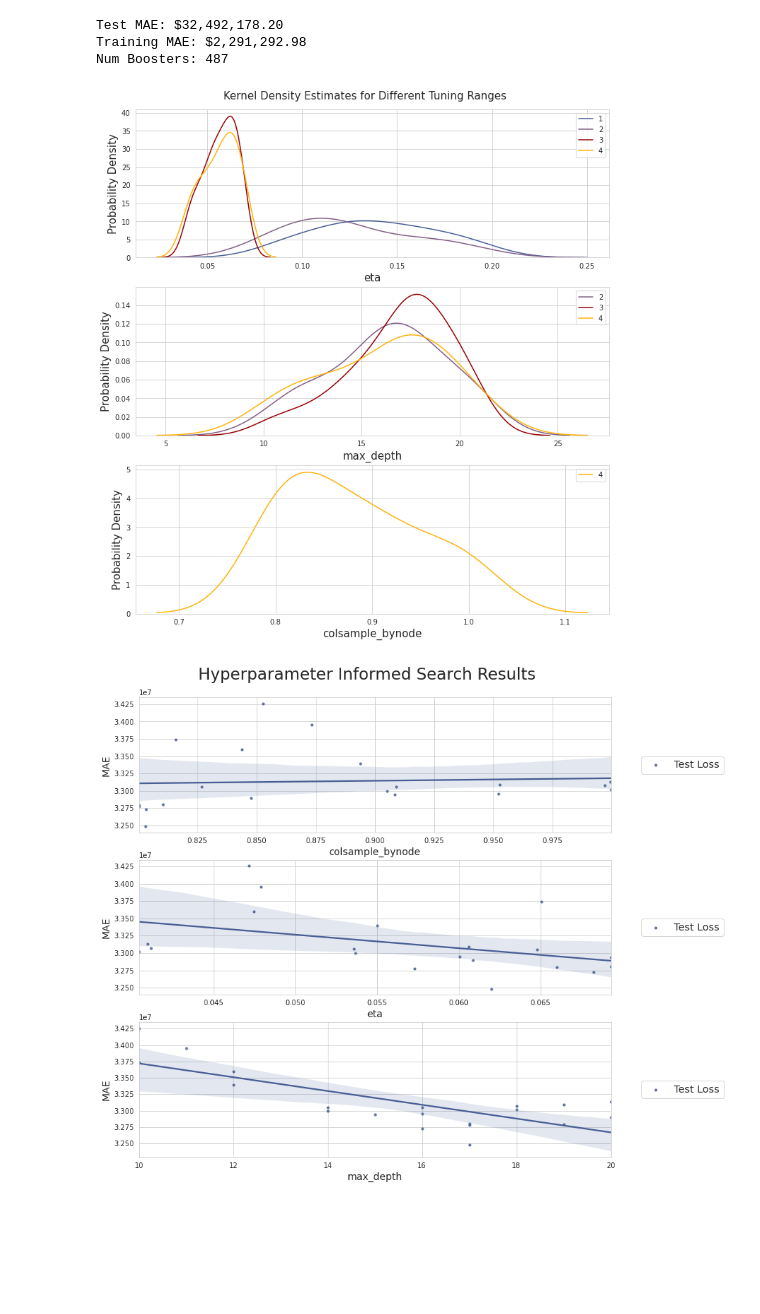
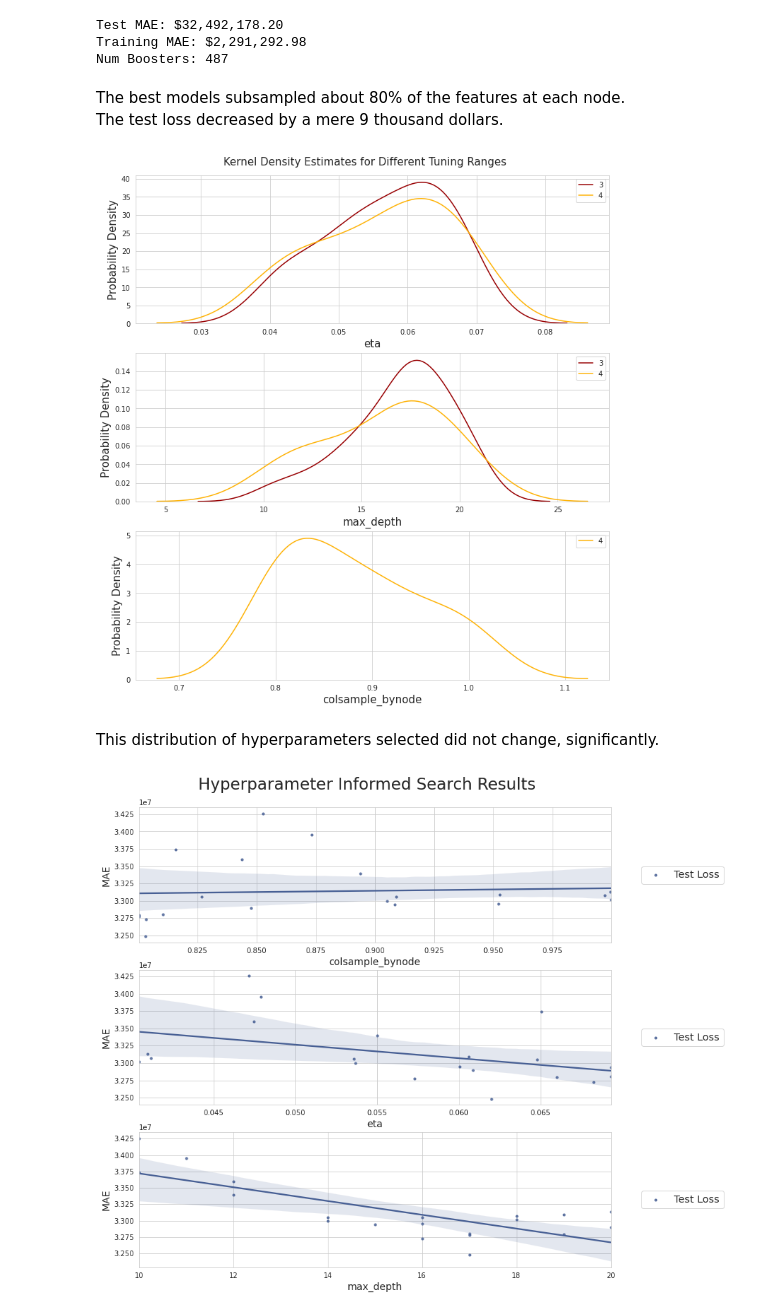
Before and after one commit to christianspybrook/movie_actor_tree_ensembles, a Jupyter notebook: xgboost/capstone2_xgb_regressor_optimized_target.ipynb, the cells around one changed output. Saved outputs shown, nothing was run; the diff lists cells and outputs as text; code cells hidden in the pictures; blank space fills up the shorter version.

```diff
--- a/xgboost/capstone2_xgb_regressor_optimized_target.ipynb
+++ b/xgboost/capstone2_xgb_regressor_optimized_target.ipynb
@@ -895,0 +938,9 @@ Early stopping will be called if the loss function has not improved over a full
+# %%
+# create parameter search grid
+param_grid = {
+    'early_stopping_limit': [500],
+    'max_boost_round': [int(x) for x in np.linspace(100, 500, num=5)]
+}
+# show values
+for param, param_lst in param_grid.items():
+    print(param, param_lst)
@@ -895,0 +985,9 @@ Early stopping will be called if the loss function has not improved over a full
+# %%
+# create parameter search grid
+param_grid = {
+    'early_stopping_limit': [int(x) for x in np.linspace(80, 150, num=8)],
+    'max_boost_round': [500]
+}
+# show values
+for param, param_lst in param_grid.items():
+    print(param, param_lst)
@@ -1299,7 +1377,7 @@ best_params = xgbr_trials_1.best_trial['result']['params']
 # create parameter search grid
 param_grid = {
     'eta': [best_params['eta']],
-    'max_depth': [int(x) for x in np.linspace(8, 22, num=8)],
+    'max_depth': [int(x) for x in np.linspace(8, 22, num=8)]
 }
 # show values
 for param, param_lst in param_grid.items():
@@ -2013,17 +2150,20 @@ print_best_trial(xgbr_trials_3)
 Test MAE: $32,492,178.20
 Training MAE: $2,291,292.98
 Num Boosters: 487
+# %% [markdown]
+The best models subsampled about 80% of the features at each node.<br>
+The test loss decreased by a mere 9 thousand dollars.
 # %%
 # assemble desired trial runs
-_dict = {xgbr_trials_1: 1,
-         xgbr_trials_2: 2,
-         xgbr_trials_3: 3,
+_dict = {xgbr_trials_3: 3,
          xgbr_trials_4: 4
         }
 # plot the results, so far
 plot_kde(_dict)
 # %% [output]
-[figure, old version]
+[figure, new version]
+# %% [markdown]
+This distribution of hyperparameters selected did not change, significantly.
 # %%
 # plot hyperparameters vs. mean absolute errors
 plot_maes(xgbr_trials_4)
```
Also changed, not shown: parts of 359 cells of this notebook.
